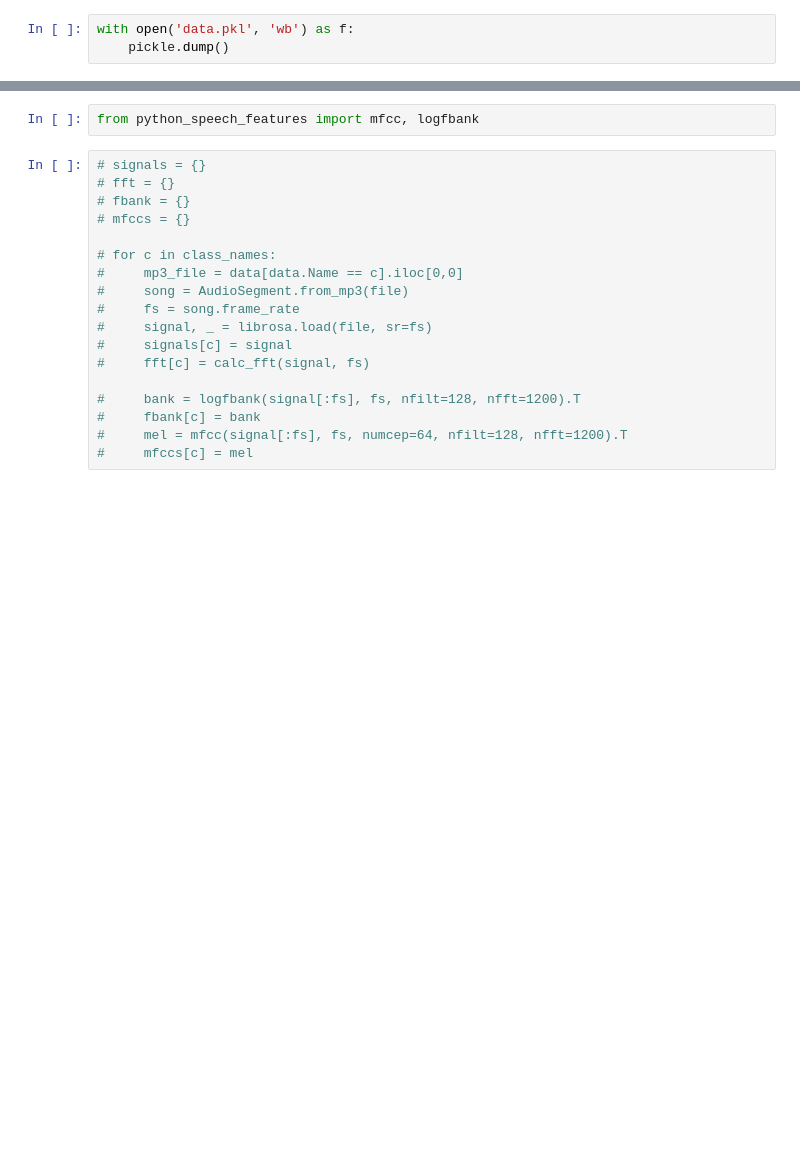
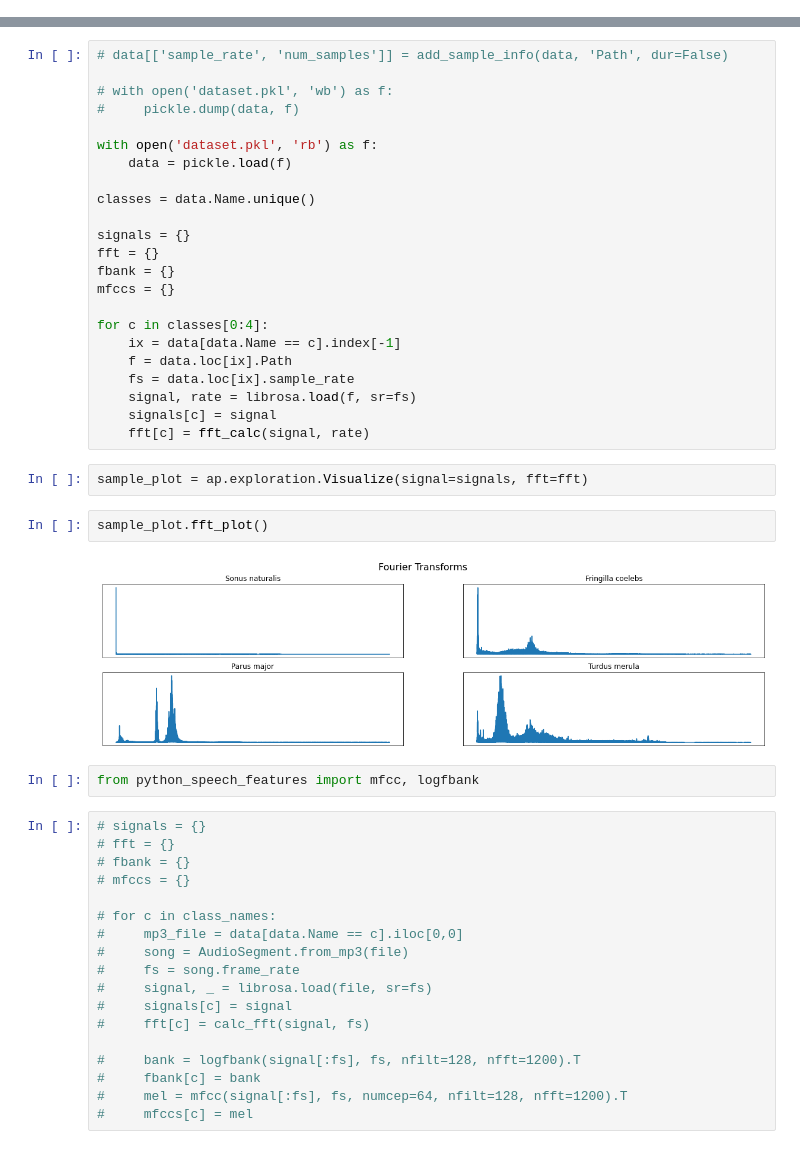
Before and after one commit to antonimarek/birdify, a Jupyter notebook: birdify.ipynb, the cells around one changed output, grey strips where cells are left out. Cells and saved outputs as stored; diff of their text form; blank space fills up the shorter version.

```diff
--- a/birdify.ipynb
+++ b/birdify.ipynb
@@ -76,3 +53,0 @@ import pickle
-# %%
-with open('data.pkl', 'wb') as f:
-    pickle.dump()
@@ -100,3 +65,32 @@ plt.plot(freq)
+# %%
+# data[['sample_rate', 'num_samples']] = add_sample_info(data, 'Path', dur=False)
+
+# with open('dataset.pkl', 'wb') as f:
+#     pickle.dump(data, f)
+
+with open('dataset.pkl', 'rb') as f:
+    data = pickle.load(f)
+
+classes = data.Name.unique()
+
+signals = {}
+fft = {}
+fbank = {}
+mfccs = {}
+
+for c in classes[0:4]:
+    ix = data[data.Name == c].index[-1]
+    f = data.loc[ix].Path
+    fs = data.loc[ix].sample_rate
+    signal, rate = librosa.load(f, sr=fs)
+    signals[c] = signal
+    fft[c] = fft_calc(signal, rate)
+# %%
+sample_plot = ap.exploration.Visualize(signal=signals, fft=fft)
+# %%
+sample_plot.fft_plot()
+# %% [output]
+[figure, added]
 # %%
 from python_speech_features import mfcc, logfbank
 # %%
```
Also changed, not shown: parts of 22 cells of this notebook, 1 other file.
